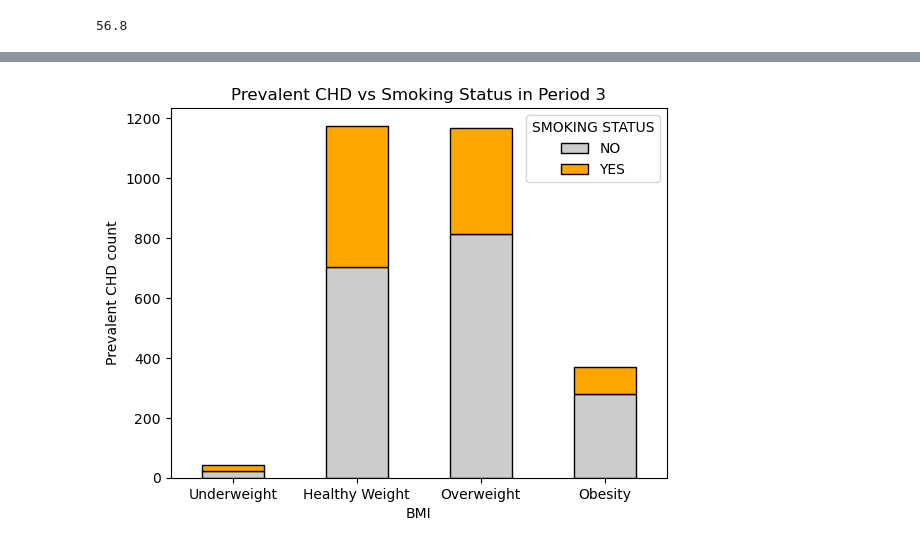
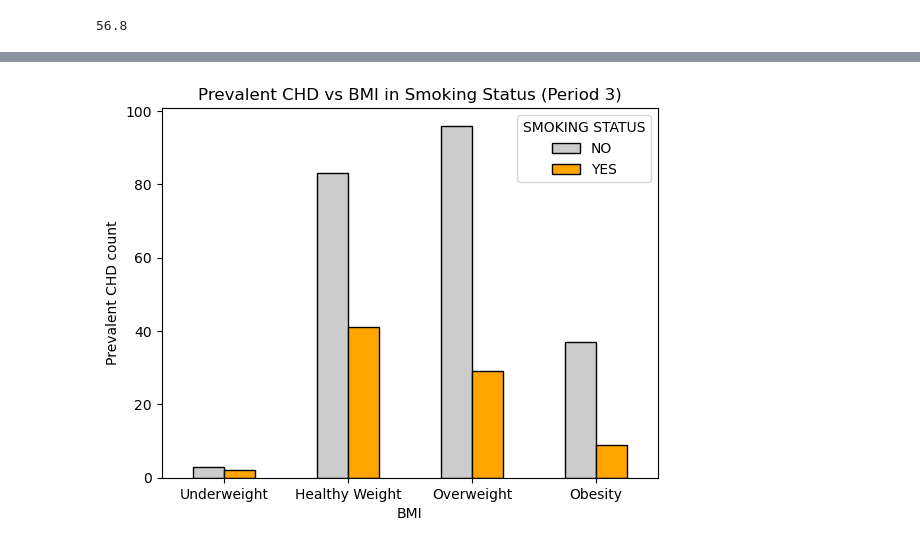
Before and after one commit to Yasmin-9/HeartInsights, a Jupyter notebook: yasmin/bmi.ipynb, the cells around one changed output, grey strips where cells are left out. Cells and saved outputs as stored; diff of their text form; code cells hidden in the pictures.

```diff
--- a/yasmin/bmi.ipynb
+++ b/yasmin/bmi.ipynb
@@ -15,3 +15,9 @@ bmi_df.head()
 | 2 | 6238 | F | 237.0 | 58 | NO | 0 | 2 | NO | ... |
 | 3 | 11263 | F | 228.0 | 43 | NO | 0 | 2 | NO | ... |
 | 4 | 11263 | F | 230.0 | 49 | NO | 0 | 2 | NO | ... |
+# %%
+# Convert Prevalent CHD to integer64
+bmi_df['PREVALENT CHD'] = np.where(bmi_df['PREVALENT CHD'] == 'YES', 1, 0)
+
+bmi_df['PREVALENT CHD'] = bmi_df['PREVALENT CHD'].astype('int64')
+bmi_df.head()
@@ -122,11 +231,21 @@ pivotP3_df
 # %%
+# Analayzing the trend of BMI vs CHD in smokers vs non-smokers in Period 3
+
+# Creating a grouby by SMOKING STATUS and BMI
+groupedP3_df = bmiP3_df.groupby(['SMOKING STATUS', 'BMI CATEGORY'])['PREVALENT CHD'].sum().reset_index()
+groupedP3_df
+
+# Pivot the SMOKING STATUS column, set BMI as index
+pivotP3_df = groupedP3_df.pivot(index = 'BMI CATEGORY', columns = 'SMOKING STATUS', values= 'PREVALENT CHD')
+pivotP3_df
+
 # Create bar chart, x = BMI, y = prevalent CHD, and stacked columns divde smokers and non-smokers
-pivotP3_df.plot(kind='bar', stacked= True,
+pivotP3_df.plot(kind='bar',
                 color= ('0.80', 'orange'), rot = 360, edgecolor = 'black')
 
-plt.title('Prevalent CHD vs Smoking Status in Period 3')
+plt.title('Prevalent CHD vs BMI in Smoking Status (Period 3)')
 plt.xlabel('BMI')
 plt.ylabel('Prevalent CHD count')
 plt.show()
 # %% [output]
-[figure, old version]
+[figure, new version]
```
Also changed, not shown: parts of 25 cells of this notebook.
